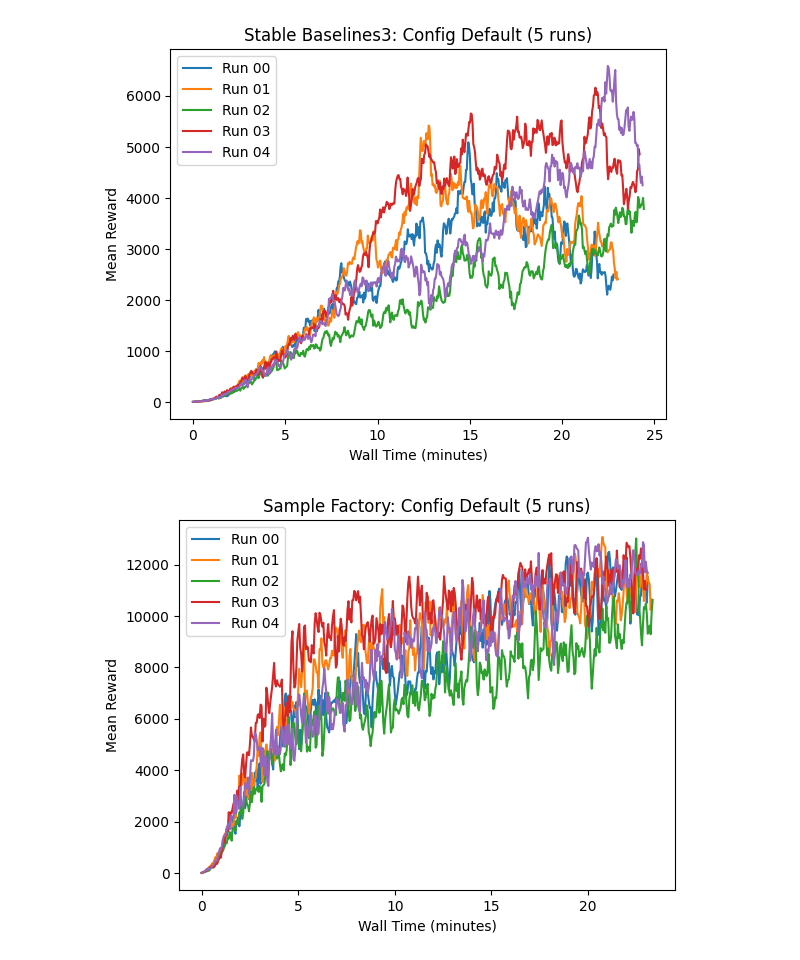
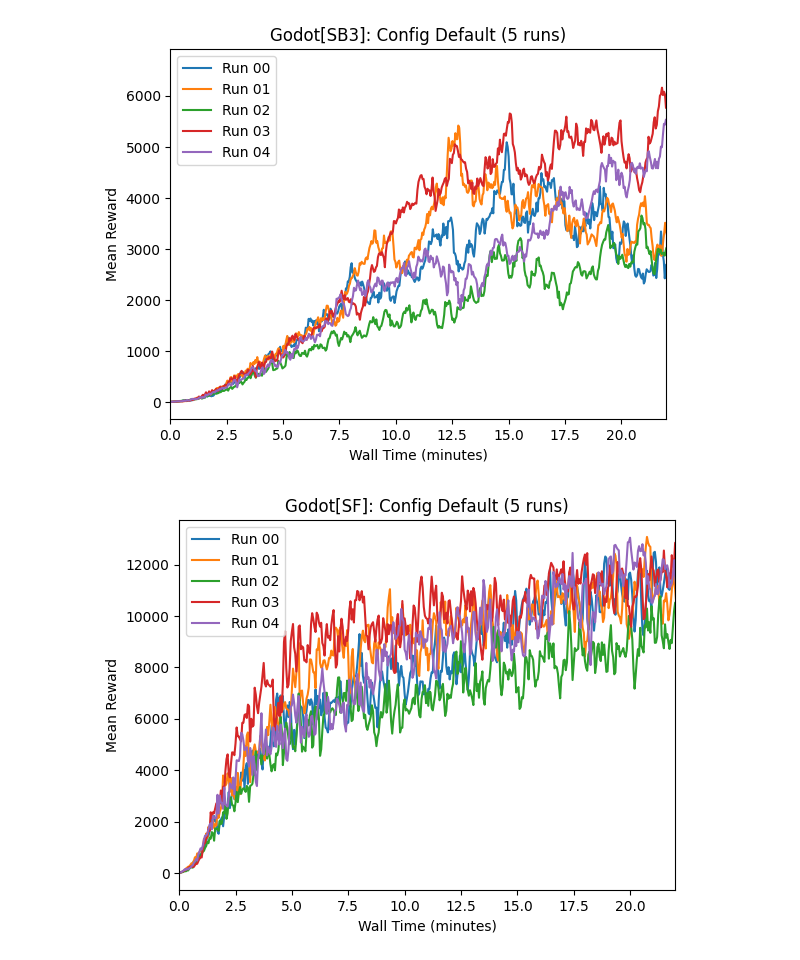
Before and after one commit to visuallization/rl_master_thesis_evaluation, a Jupyter notebook: config_default.ipynb, the cells around one changed output. Drawn from its saved outputs; the diff is of its cells as text; code cells hidden in the pictures.

```diff
--- a/config_default.ipynb
+++ b/config_default.ipynb
@@ -125,16 +127,17 @@ plt.show()
 # %%
 plt.plot(sb3['data_frames'][0]['Wall time'] / 60, sb3['data_frames'][0]['Value'], label="Run 00")
 plt.plot(sb3['data_frames'][1]['Wall time'] / 60, sb3['data_frames'][1]['Value'], label="Run 01")
 plt.plot(sb3['data_frames'][2]['Wall time'] / 60, sb3['data_frames'][2]['Value'], label="Run 02")
 plt.plot(sb3['data_frames'][3]['Wall time'] / 60, sb3['data_frames'][3]['Value'], label="Run 03")
 plt.plot(sb3['data_frames'][4]['Wall time'] / 60, sb3['data_frames'][4]['Value'], label="Run 04")
 plt.xlabel("Wall Time (minutes)")
+plt.xlim(0, 22)
 plt.ylabel("Mean Reward")
-plt.title("Stable Baselines3: Config Default (5 runs)")
+plt.title("Godot[SB3]: Config Default (5 runs)")
 plt.legend(loc="upper left")
 plt.show()
 # %% [output]
-[figure, old version]
+[figure, new version]
 # %%
 plt.plot(sf['data_frames'][0]['Wall time'] / 60, sf['data_frames'][0]['Value'], label="Run 00")
 plt.plot(sf['data_frames'][1]['Wall time'] / 60, sf['data_frames'][1]['Value'], label="Run 01")
@@ -142,12 +145,13 @@ plt.plot(sf['data_frames'][2]['Wall time'] / 60, sf['data_frames'][2]['Value'],
 plt.plot(sf['data_frames'][3]['Wall time'] / 60, sf['data_frames'][3]['Value'], label="Run 03")
 plt.plot(sf['data_frames'][4]['Wall time'] / 60, sf['data_frames'][4]['Value'], label="Run 04")
 plt.xlabel("Wall Time (minutes)")
+plt.xlim(0, 22)
 plt.ylabel("Mean Reward")
-plt.title("Sample Factory: Config Default (5 runs)")
+plt.title("Godot[SF]: Config Default (5 runs)")
 plt.legend(loc="upper left")
 plt.show()
 # %% [output]
-[figure, old version]
+[figure, new version]
 # %%
 plt.plot(unity['data_frames'][0]['Wall time'] / 60, unity['data_frames'][0]['Value'], label="Run 00")
 plt.plot(unity['data_frames'][1]['Wall time'] / 60, unity['data_frames'][1]['Value'], label="Run 01")
```
Also changed, not shown: parts of 5 cells of this notebook.
